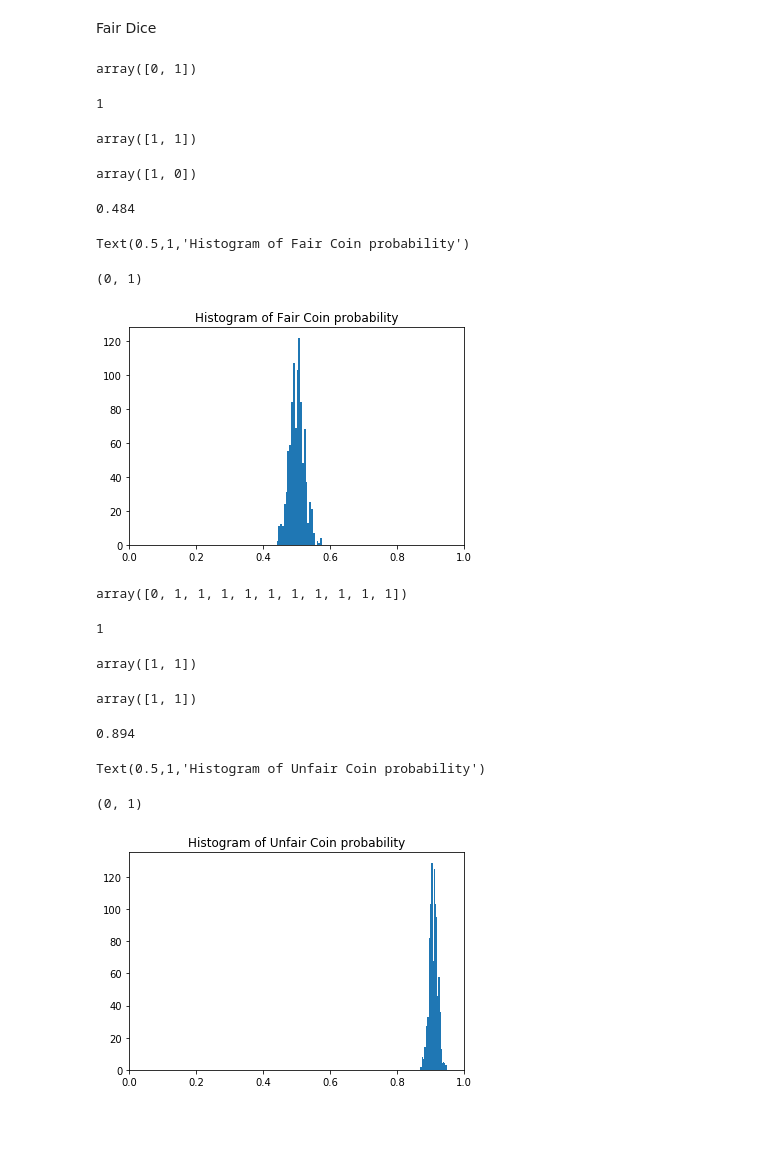
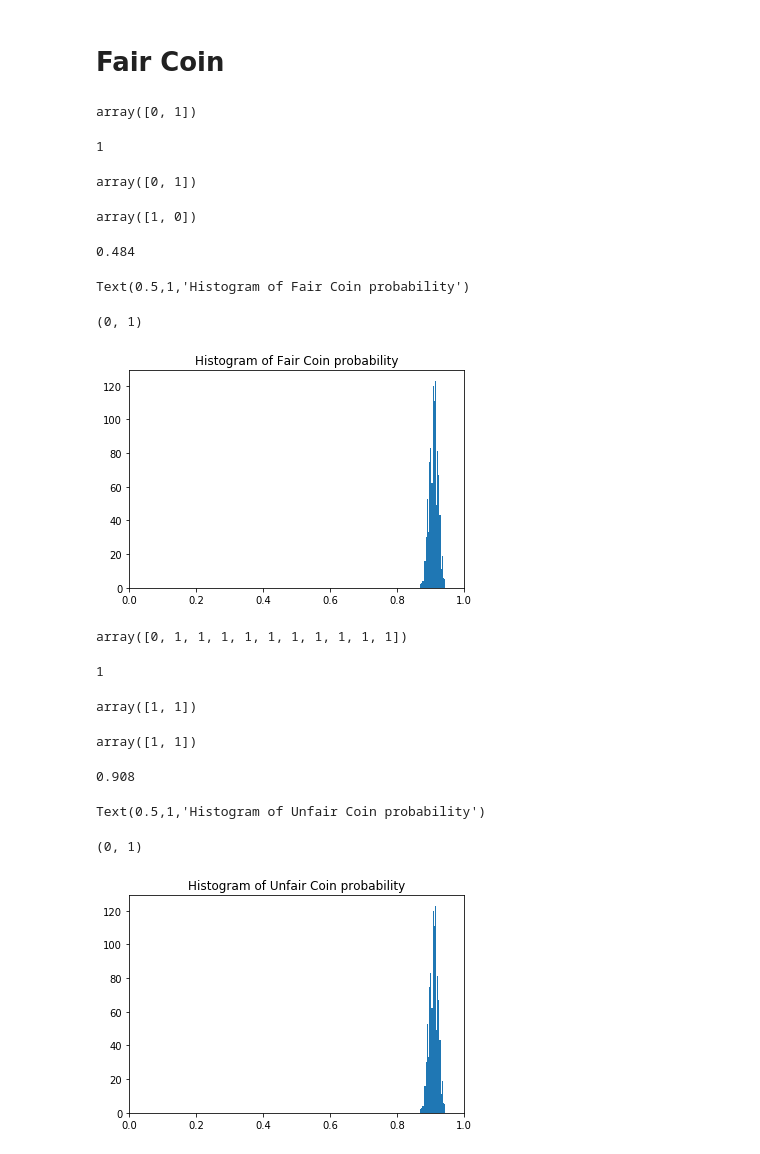
Before and after one commit to YufeiLinUlysses/LearnDataScience, a Jupyter notebook: Data Analytics/Statistics/determinFairCoin.ipynb, the cells around one changed output. Cells and saved outputs as stored; diff of their text form; code cells hidden in the pictures; blank space fills up the shorter version.

```diff
--- a/Data Analytics/Statistics/determinFairCoin.ipynb
+++ b/Data Analytics/Statistics/determinFairCoin.ipynb
@@ -1,4 +1,4 @@
-# %% [markdown]
-Fair Dice
+# %% [markdown]
+# Fair Coin
 # %%
 # Get numpy and all other important modules
@@ -9,31 +11,31 @@ InteractiveShell.ast_node_interactivity = "all"
 # %%
 %matplotlib inline
 # Create a fair dice with six sides
 coin = np.arange(2)
 coin
 # Fetch 1
 np.random.choice(coin)
 # Fetch 2, with duplicates
 np.random.choice(coin, size=2, replace=True)
 # Fetch 2, without duplicates
 np.random.choice(coin, size=2, replace=False)
 # check possibility
 sum(np.random.choice(coin,size=500))/500
 # double check
-doubleCheck = np.array([sum(np.random.choice(coin,size=500))/500 for _ in range(1000)])
+doubleCheckC = np.array([sum(np.random.choice(coin,size=500))/500 for _ in range(1000)])
 _ = plt.hist(doubleCheck, bins='auto')
 plt.title("Histogram of Fair Coin probability")
 plt.xlim([0,1])
 plt.show()
 # %% [output]
 array([0, 1])
 1
-array([1, 1])
+array([0, 1])
 array([1, 0])
 0.484
 Text(0.5,1,'Histogram of Fair Coin probability')
 (0, 1)
-[figure, old version]
+[figure, new version]
 # %%
 # Unfair Dice
 unfair = np.array([0] + [1]*10)
@@ -47,7 +49,7 @@ np.random.choice(unfair, size=2, replace=False)
 # check possibility
 sum(np.random.choice(unfair,size=500))/500
 # double check
-doubleCheck = np.array([sum(np.random.choice(unfair,size=500))/500 for _ in range(1000)])
+doubleCheckU = np.array([sum(np.random.choice(unfair,size=500))/500 for _ in range(1000)])
 _ = plt.hist(doubleCheck, bins='auto')
 plt.title("Histogram of Unfair Coin probability")
 plt.xlim([0,1])
@@ -57,7 +59,7 @@ array([0, 1, 1, 1, 1, 1, 1, 1, 1, 1, 1])
 1
 array([1, 1])
 array([1, 1])
-0.894
+0.908
 Text(0.5,1,'Histogram of Unfair Coin probability')
 (0, 1)
-[figure, old version]
+[figure, new version]
```
Also changed, not shown: parts of 2 cells of this notebook.
